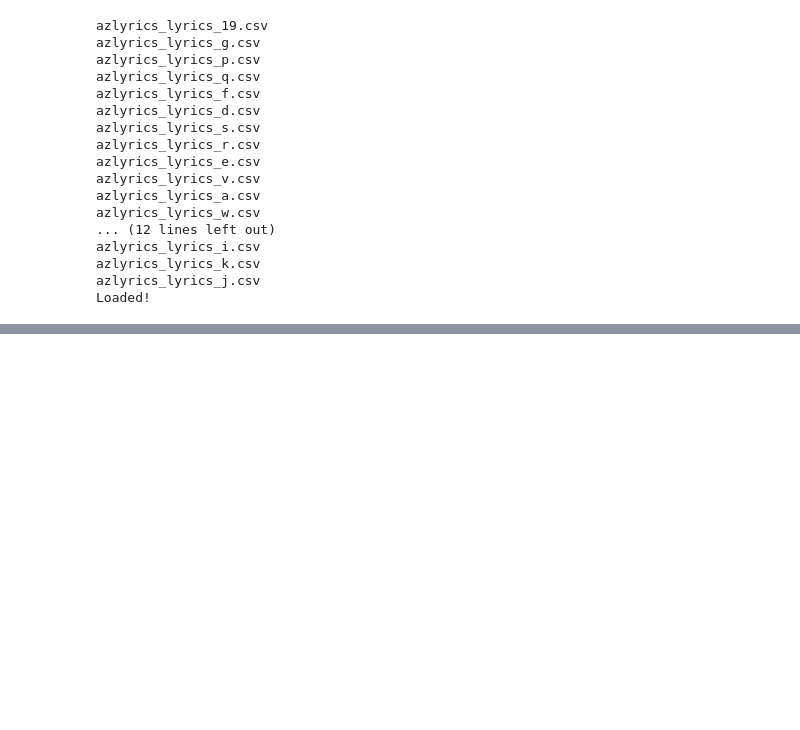
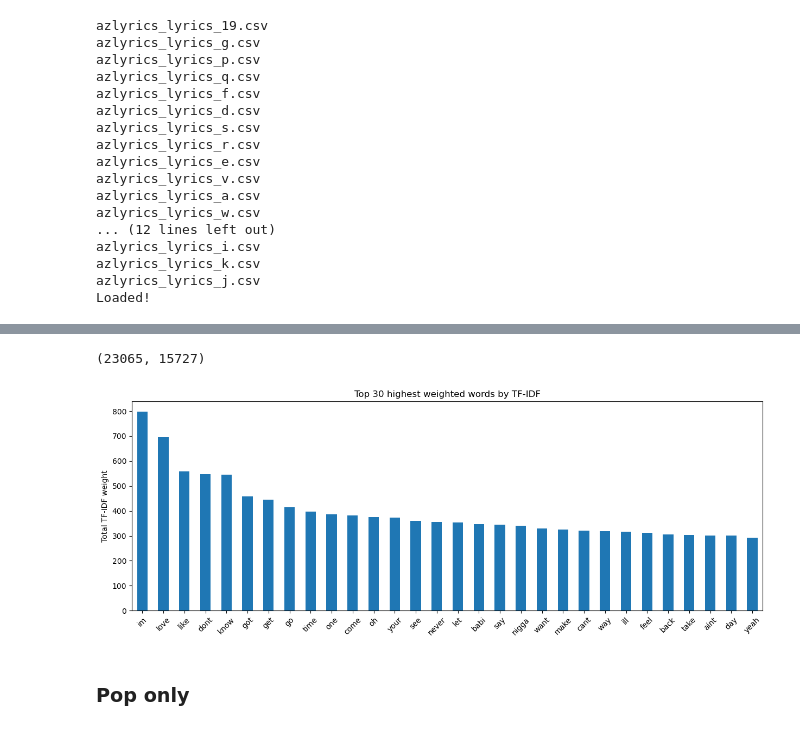
Before and after one commit to zalony/Lyrics-data-Genre, a Jupyter notebook: notebook.ipynb, the cells around one changed output, grey strips where cells are left out. Cells and saved outputs as stored; diff of their text form; code cells hidden in the pictures; blank space fills up the shorter version.

```diff
--- a/notebook.ipynb
+++ b/notebook.ipynb
@@ -220,0 +757,3 @@ from sklearn.feature_extraction.text import CountVectorizer
+# %%
+#don't use artists which we didn't get the genre
+df_wGenres = df.merge(tbl_genres_piv,on='ARTIST_NAME',how='right')
@@ -220,0 +801,2 @@ from sklearn.feature_extraction.text import CountVectorizer
+# %%
+df_wGenres = df_wGenres[~df_wGenres['LYRICS'].isna()]
@@ -220,0 +932,35 @@ from sklearn.feature_extraction.text import CountVectorizer
+# %%
+# splitting our data into train and test sets
+from sklearn.model_selection import train_test_split
+
+X = df_wGenres["LYRICS"]
+y = df_wGenres['Genre_pop']
+X_train, X_test, y_train, y_test = train_test_split(X, y, test_size=0.33, random_state=42)
+# %%
+#Time this takes: 3 min
+# using our custom tokenizer in TfidfVectorizer
+tfidf = TfidfVectorizer(min_df=20,ngram_range=(1,3),tokenizer=my_tokenizer)
+tfidf.fit(X_train)
+
+X_train_transformed = tfidf.transform(X_train)
+X_test_transformed = tfidf.transform(X_test)
+
+X_train_transformed.shape
+# %% [output]
+(23065, 15727)
+# %%
+word_counts = pd.DataFrame(
+    {"counts": X_train_transformed.toarray().sum(axis=0)},
+    index=tfidf.get_feature_names_out()
+
+).sort_values("counts", ascending=False)
+
+word_counts.head(30).plot(kind="bar", figsize=(15, 5), legend=False)
+plt.title("Top 30 highest weighted words by TF-IDF")
+plt.ylabel("Total TF-IDF weight")
+plt.xticks(rotation=45)
+plt.show()
+# %% [output]
+[figure, added]
+# %% [markdown]
+### Pop only
```
Also changed, not shown: parts of 99 cells of this notebook, 1 other file.
